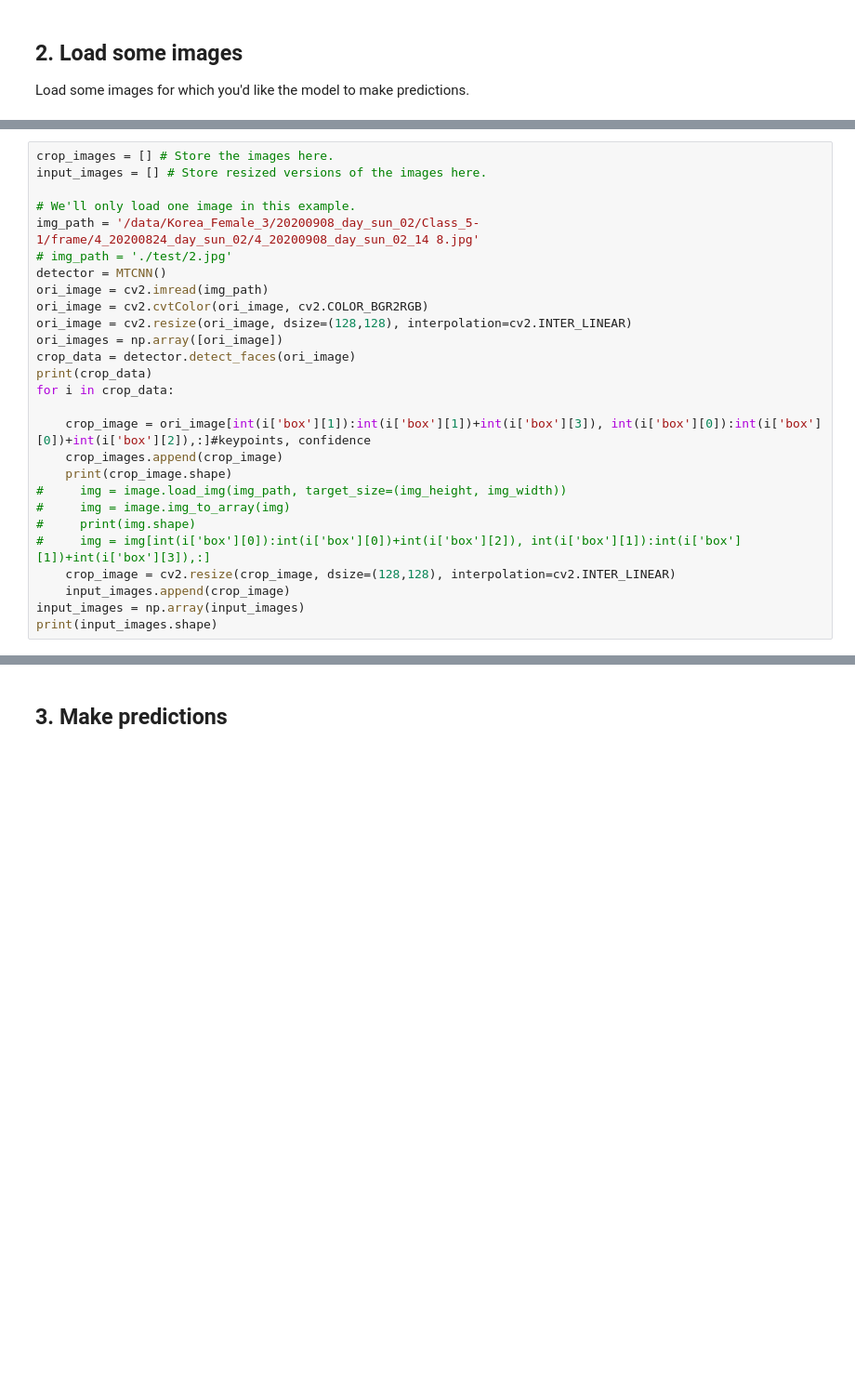
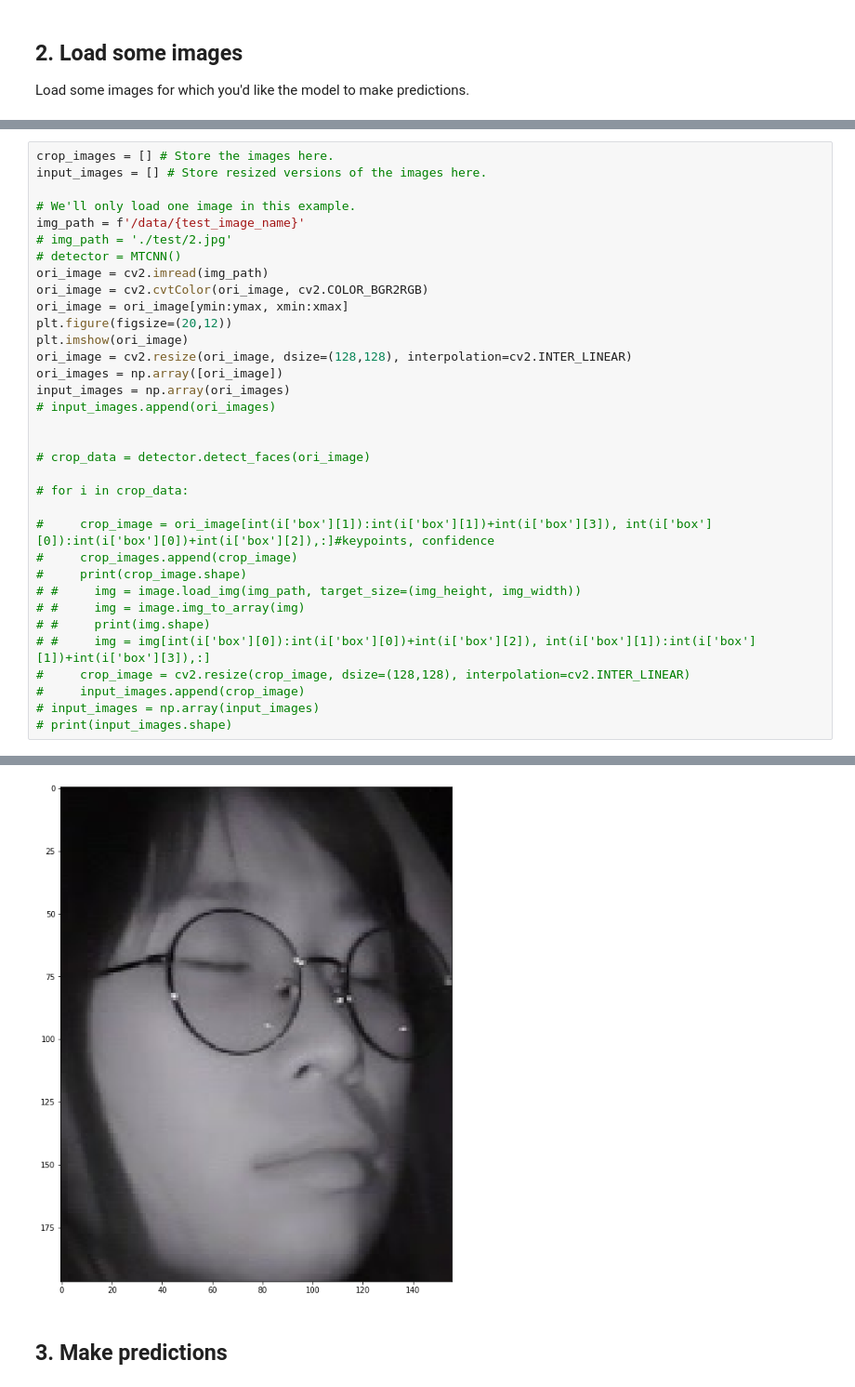
Before and after one commit to TaeseongMoon/bf_reimplement, a Jupyter notebook: blazeface_inference_face.ipynb, the cells around one changed output, grey strips where cells are left out. Shown: that part at 93% size. Cells and saved outputs as stored; diff of their text form; blank space fills up the shorter version.

```diff
--- a/blazeface_inference_face.ipynb
+++ b/blazeface_inference_face.ipynb
@@ -117,26 +132,33 @@ crop_images = [] # Store the images here.
 input_images = [] # Store resized versions of the images here.
 
 # We'll only load one image in this example.
-img_path = '/data/Korea_Female_3/20200908_day_sun_02/Class_5-1/frame/4_20200824_day_sun_02/4_20200908_day_sun_02_14 8.jpg'
+img_path = f'/data/{test_image_name}'
 # img_path = './test/2.jpg'
-detector = MTCNN()
+# detector = MTCNN()
 ori_image = cv2.imread(img_path)
 ori_image = cv2.cvtColor(ori_image, cv2.COLOR_BGR2RGB)
+ori_image = ori_image[ymin:ymax, xmin:xmax]
+plt.figure(figsize=(20,12))
+plt.imshow(ori_image)
 ori_image = cv2.resize(ori_image, dsize=(128,128), interpolation=cv2.INTER_LINEAR)
 ori_images = np.array([ori_image])
-crop_data = detector.detect_faces(ori_image)
-print(crop_data)
-for i in crop_data:
+input_images = np.array(ori_images)
+# input_images.append(ori_images)
 
-    crop_image = ori_image[int(i['box'][1]):int(i['box'][1])+int(i['box'][3]), int(i['box'][0]):int(i['box'][0])+int(i['box'][2]),:]#keypoints, confidence
-    crop_images.append(crop_image)
-    print(crop_image.shape)
-#     img = image.load_img(img_path, target_size=(img_height, img_width))
-#     img = image.img_to_array(img)
-#     print(img.shape)
-#     img = img[int(i['box'][0]):int(i['box'][0])+int(i['box'][2]), int(i['box'][1]):int(i['box'][1])+int(i['box'][3]),:]
-    crop_image = cv2.resize(crop_image, dsize=(128,128), interpolation=cv2.INTER_LINEAR)
-    input_images.append(crop_image)
-input_images = np.array(input_images)
-print(input_images.shape)
+
+# crop_data = detector.detect_faces(ori_image)
+
+# for i in crop_data:
+
+#     crop_image = ori_image[int(i['box'][1]):int(i['box'][1])+int(i['box'][3]), int(i['box'][0]):int(i['box'][0])+int(i['box'][2]),:]#keypoints, confidence
+#     crop_images.append(crop_image)
+#     print(crop_image.shape)
+# #     img = image.load_img(img_path, target_size=(img_height, img_width))
+# #     img = image.img_to_array(img)
+# #     print(img.shape)
+# #     img = img[int(i['box'][0]):int(i['box'][0])+int(i['box'][2]), int(i['box'][1]):int(i['box'][1])+int(i['box'][3]),:]
+#     crop_image = cv2.resize(crop_image, dsize=(128,128), interpolation=cv2.INTER_LINEAR)
+#     input_images.append(crop_image)
+# input_images = np.array(input_images)
+# print(input_images.shape)
 # %% [output]
@@ -146,3 +165,4 @@ print(input_images.shape)
+[figure, added]
 # %% [markdown]
 ## 3. Make predictions
 # %%
```
Also changed, not shown: parts of 14 cells of this notebook, 5 other files.
